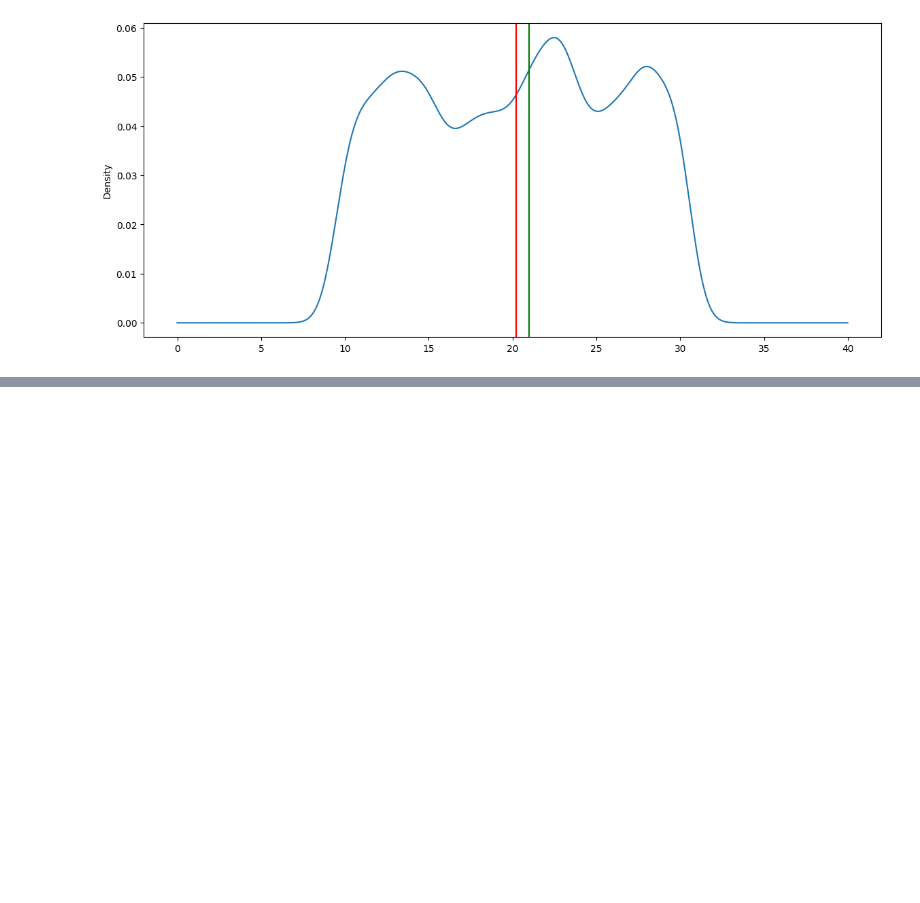
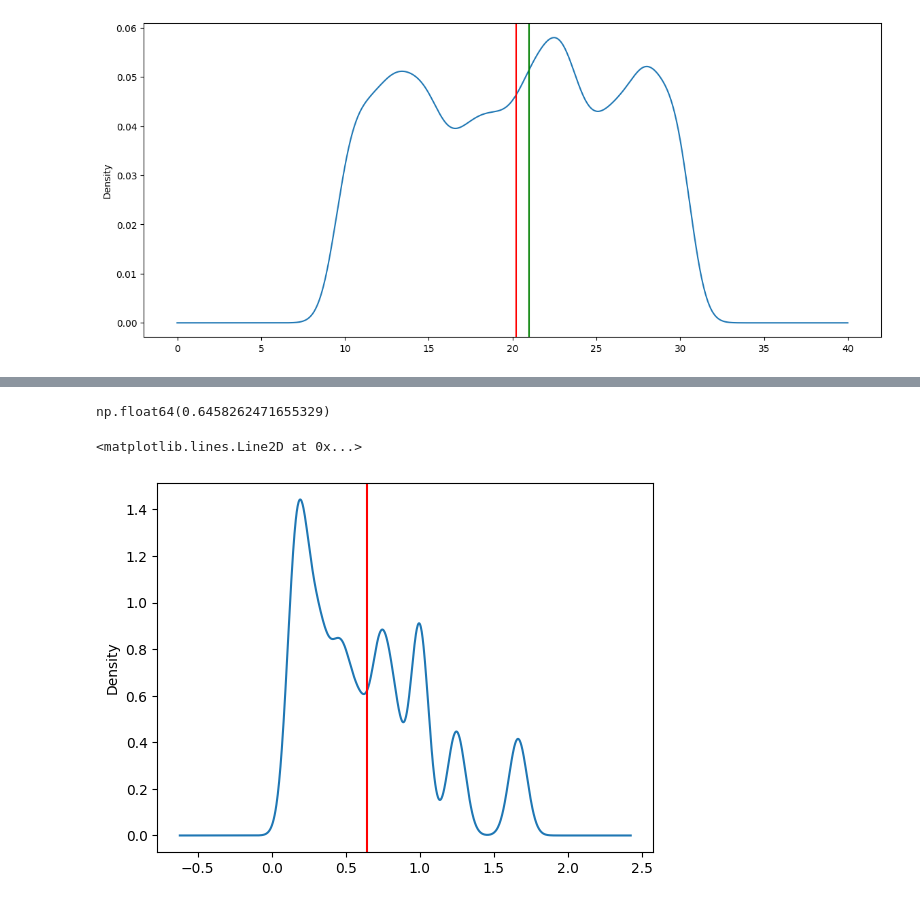
Before and after one commit to guocodes/FreeCodeCamp-Pandas-Real-Life-Example, a Jupyter notebook: Exercises_2.ipynb, the cells around one changed output, grey strips where cells are left out. Cells and saved outputs as stored; diff of their text form; code cells hidden in the pictures; blank space fills up the shorter version.

```diff
--- a/Exercises_2.ipynb
+++ b/Exercises_2.ipynb
@@ -243,3 +288,5 @@ ax.axvline(df['rental_days'].mean(), color='red')
 This value should be the division of `film_rental_rate` by `film_rental_duration`.
 # %%
 # your code goes here
+df['film_daily_rental_rate']=df['film_rental_rate'] / df['film_rental_duration']
+df['film_daily_rental_rate'].head()
@@ -256,5 +312,8 @@ df['film_daily_rental_rate'].head()
 - Show a <b>density (KDE)</b> of `film_daily_rental_rate`.
 # %%
 # your code goes here
+df['film_daily_rental_rate'].mean()
+# %% [output]
+np.float64(0.6458262471655329)
 # %%
 df['film_daily_rental_rate'].mean()
@@ -263,3 +320,10 @@ df['film_daily_rental_rate'].mean()
+# %%
+# your code goes here
+ax = df['film_daily_rental_rate'].plot(kind='density')
+ax.axvline(df['film_daily_rental_rate'].mean(), color='red')
+# %% [output]
+<matplotlib.lines.Line2D at 0x...>
+[figure, added]
 # %%
 ax = df['film_daily_rental_rate'].plot(kind='density', figsize=(14,6))
 ax.axvline(df['film_daily_rental_rate'].mean(), color='red')
```
Also changed, not shown: parts of 22 cells of this notebook.
